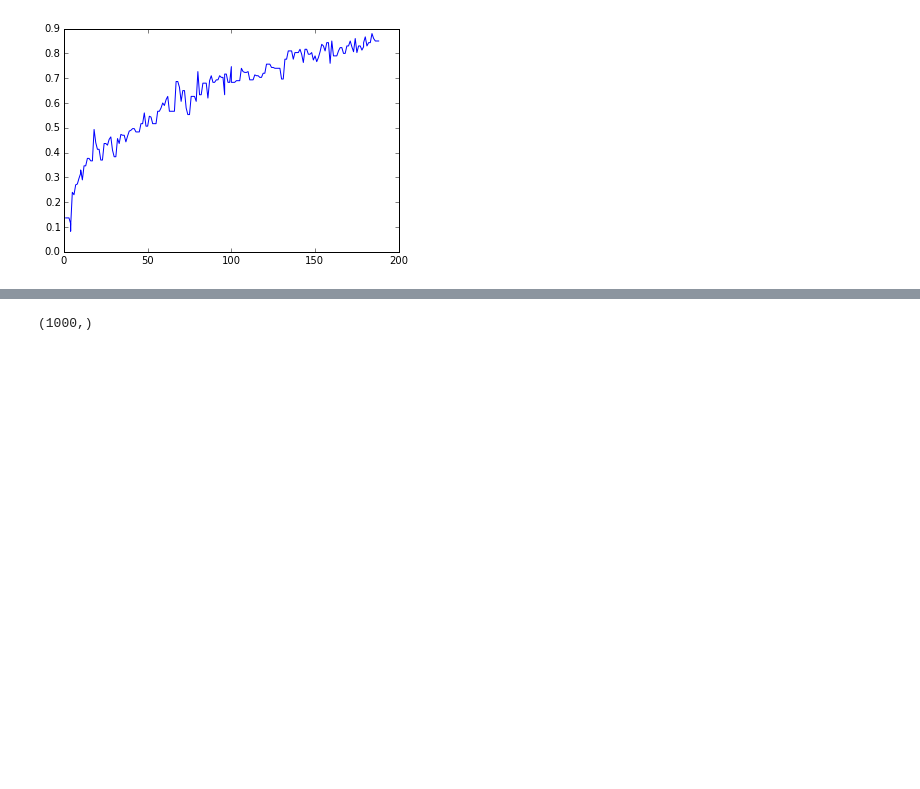
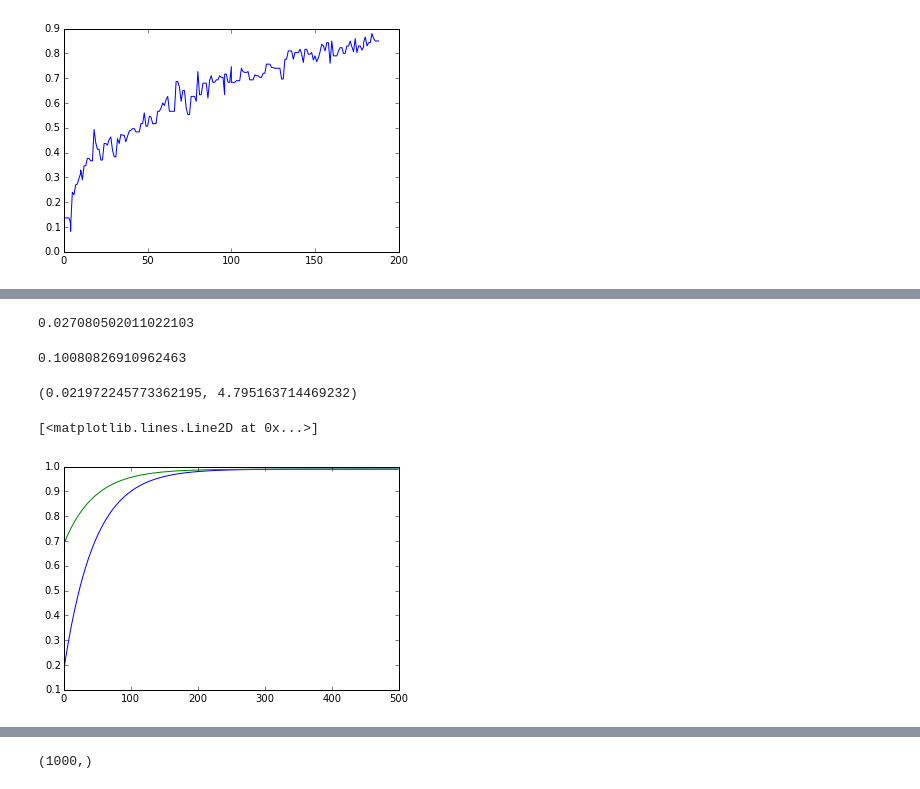
Before and after one commit to melkherj/puddle, a Jupyter notebook: InspectResults.ipynb, the cells around one changed output, grey strips where cells are left out. Saved outputs shown, nothing was run; the diff lists cells and outputs as text; code cells hidden in the pictures; blank space fills up the shorter version.

```diff
--- a/InspectResults.ipynb
+++ b/InspectResults.ipynb
@@ -377,0 +491,30 @@ plt.plot(df['n_labeled'],df['accuracy'])
+# %%
+1/100.*math.log(15)
+# %% [output]
+0.027080502011022103
+# %%
+1.5*math.exp(-0.027*100)
+# %% [output]
+0.10080826910962463
+# %%
+f0 = 0.1
+fb = 0.9
+b = 100.
+l0 = math.log(1./(1-f0))
+lb = math.log(1./(1-fb))
+alpha = (lb-l0)/b
+beta = l0/alpha
+# %%
+alpha,beta
+# %% [output]
+(0.021972245773362195, 4.795163714469232)
+# %%
+k = np.arange(500)
+ps_active = 0.99-np.exp(-alpha*(k+5+beta))
+ps_semi = 0.99-np.exp(-alpha*(k+50+beta)) # 1. - 1./((k+10.)**0.5)
+#ps_semi = [sigmoid(logodds(x)+0.5) for x in ps_active]
+plt.plot(ps_active)
+plt.plot(ps_semi)
+# %% [output]
+[<matplotlib.lines.Line2D at 0x...>]
+[figure, added]
```
Also changed, not shown: parts of 25 cells of this notebook, 3 other files.
